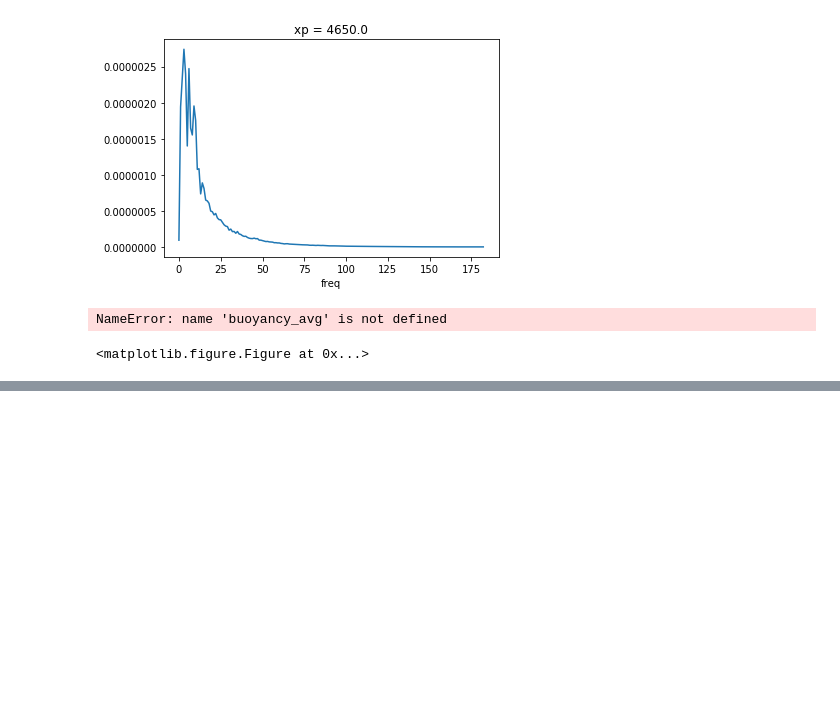
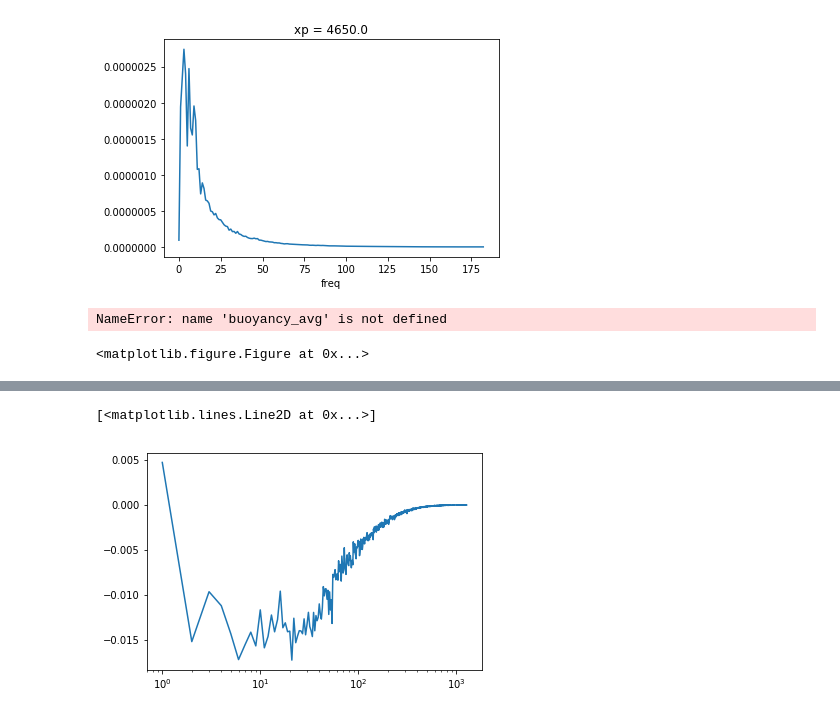
Before and after one commit to paigem/QGCM_spec_analysis, a Jupyter notebook: QGCM_spec_analysis_Paige.ipynb, the cells around one changed output, grey strips where cells are left out. Saved outputs shown, nothing was run; the diff lists cells and outputs as text; code cells hidden in the pictures; blank space fills up the shorter version.

```diff
--- a/QGCM_spec_analysis_Paige.ipynb
+++ b/QGCM_spec_analysis_Paige.ipynb
@@ -633,2 +623,14 @@ PE_sum.plot()
+# %%
+# With linear time detrend/window (as opposed to constant)
+#PE_sum_lineardetrend = PE_sum
+#np.save("TPE1_lineardetrend_output013",PE_sum_lineardetrend)
+
+plt.figure()
+plt.semilogx(PE_sum)
+#plt.xscale('log')
+#plt.ylim([-.2,.2])
+# %% [output]
+[<matplotlib.lines.Line2D at 0x...>]
+[figure, added]
 # %%
 plt.figure()
```
Also changed, not shown: parts of 10 cells of this notebook.
